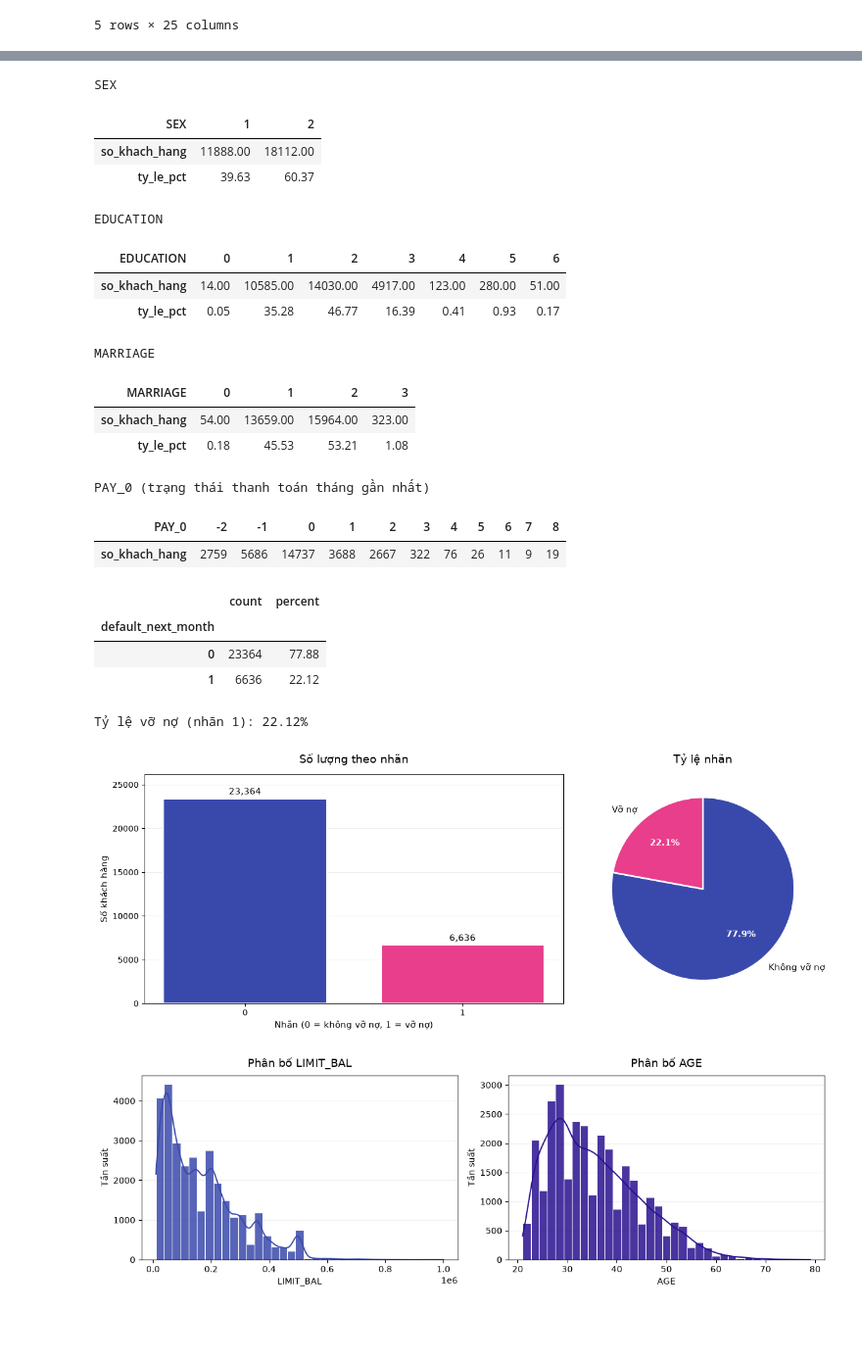
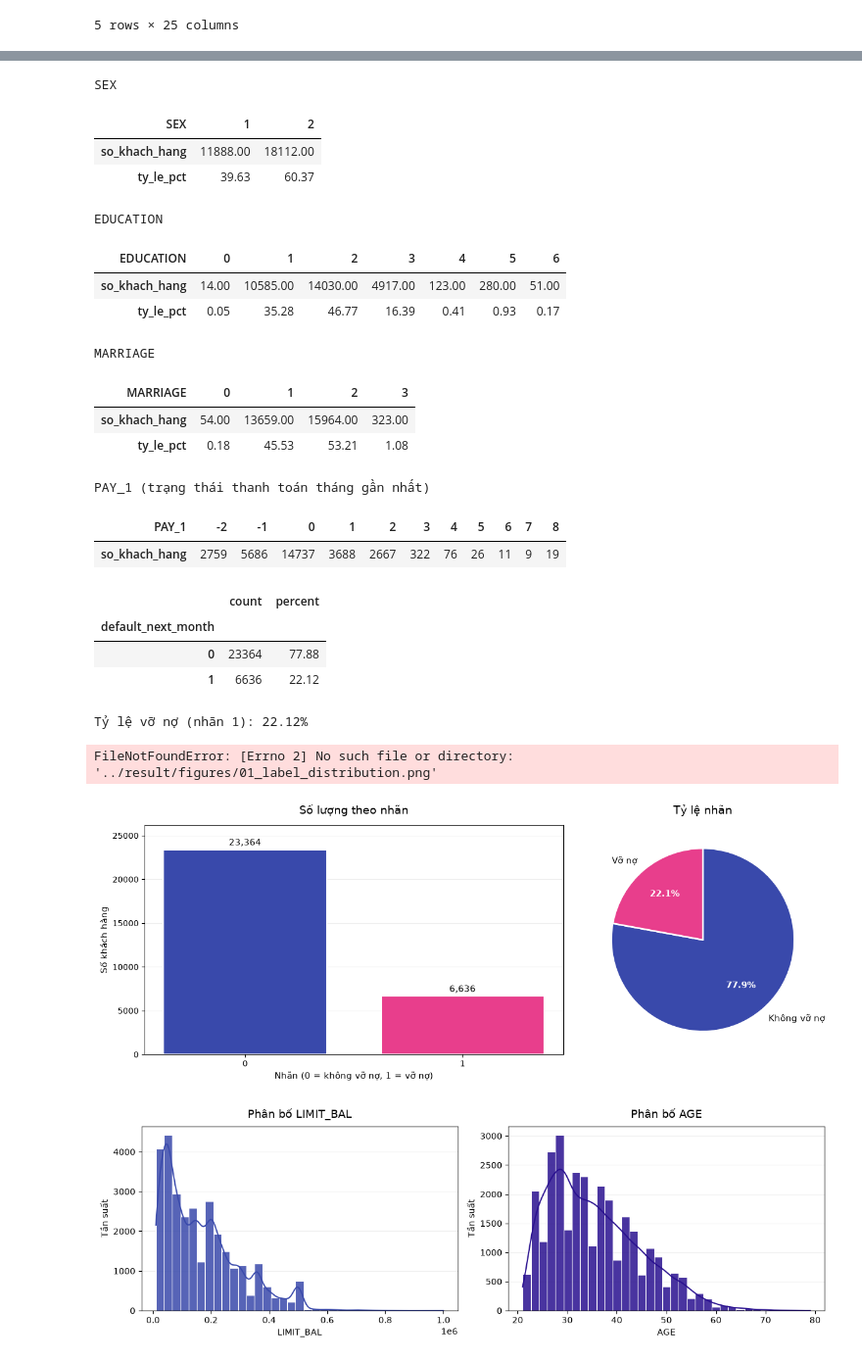
Before and after one commit to Nguen-03/ML_report, a Jupyter notebook: notebook/EDA.ipynb, the cells around one changed output, grey strips where cells are left out. Shown at 98% size. Cells and saved outputs as stored; diff of their text form; code cells hidden in the pictures; blank space fills up the shorter version.

```diff
--- a/notebook/EDA.ipynb
+++ b/notebook/EDA.ipynb
@@ -69,15 +69,14 @@ rename_map = {
     "X22": "PAY_AMT5",
     "X23": "PAY_AMT6"
 }
-
-df.rename(columns=rename_map, inplace=True)
+df = df.rename(columns=rename_map)
 print("Ten cot sau khi chuan hoa: ", df.columns.tolist())
 
 if "default_next_month" in df.columns:
     candidates=[c for c in df.columns if "default" in c.lower() or c.lower()=="Y"]
     if candidates:
         df=df.rename(columns={candidates[-1]:"default_next_month"})
-
+df = df.rename(columns={'PAY_0':'PAY_1'})
 if "default_next_month" not in df.columns:
     raise ValueError("Không tìm thấy cột nhãn. Hãy kiểm tra tên cột của file dữ liệu.")
 
@@ -193,24 +190,24 @@ if amount_cols:
 # %%
 #bien phan loai/thu tu bang tan suat
 for c in ["SEX", "EDUCATION", "MARRIAGE"]:
     print(f"\n{c}"); display(df[c].value_counts().sort_index().to_frame("so_khach_hang").assign(ty_le_pct=lambda x: (x.so_khach_hang / len(df) * 100).round(2)).T)
-print("\nPAY_0 (trạng thái thanh toán tháng gần nhất)")
-display(df["PAY_0"].value_counts().sort_index().to_frame("so_khach_hang").T)
+print("\nPAY_1 (trạng thái thanh toán tháng gần nhất)")
+display(df["PAY_1"].value_counts().sort_index().to_frame("so_khach_hang").T)
 # %% [output]
 SEX
 | SEX | 1 | 2 |
 | so_khach_hang | 11888.00 | 18112.00 |
 | ty_le_pct | 39.63 | 60.37 |
 EDUCATION
 | EDUCATION | 0 | 1 | 2 | 3 | 4 | 5 | 6 |
 | so_khach_hang | 14.00 | 10585.00 | 14030.00 | 4917.00 | 123.00 | 280.00 | 51.00 |
 | ty_le_pct | 0.05 | 35.28 | 46.77 | 16.39 | 0.41 | 0.93 | 0.17 |
 MARRIAGE
 | MARRIAGE | 0 | 1 | 2 | 3 |
 | so_khach_hang | 54.00 | 13659.00 | 15964.00 | 323.00 |
 | ty_le_pct | 0.18 | 45.53 | 53.21 | 1.08 |
-PAY_0 (trạng thái thanh toán tháng gần nhất)
+PAY_1 (trạng thái thanh toán tháng gần nhất)
-| PAY_0 | -2 | -1 | 0 | 1 | 2 | 3 | 4 | 5 | 6 | 7 | 8 |
+| PAY_1 | -2 | -1 | 0 | 1 | 2 | 3 | 4 | 5 | 6 | 7 | 8 |
 | so_khach_hang | 2759 | 5686 | 14737 | 3688 | 2667 | 322 | 76 | 26 | 11 | 9 | 19 |
 # %%
 
@@ -246,7 +243,7 @@ colors = [blue, pink]
 background = "#FFFFFF"
 
 # Tạo thư mục lưu biểu đồ
-os.makedirs("figures", exist_ok=True)
+# os.makedirs("figures", exist_ok=True)
 
 # Tạo 2 biểu đồ cạnh nhau
 fig, ax = plt.subplots(
@@ -328,7 +325,7 @@ ax[1].set_title(
 plt.tight_layout()
 
 plt.savefig(
-    "figures/01_label_distribution.png",
+    "../results/figures/01_label_distribution.png",
     dpi=200,
     bbox_inches="tight",
     facecolor=fig.get_facecolor()
@@ -341,6 +338,7 @@ plt.show()
 | 0 | 23364 | 77.88 |
 | 1 | 6636 | 22.12 |
 Tỷ lệ vỡ nợ (nhãn 1): 22.12%
+FileNotFoundError: [Errno 2] No such file or directory: '../result/figures/01_label_distribution.png'
 [figure]
 # %%
 bill_cols = [f"BILL_AMT{i}" for i in range(1, 7)]
```
Also changed, not shown: parts of 5 cells of this notebook, 7 other files.
